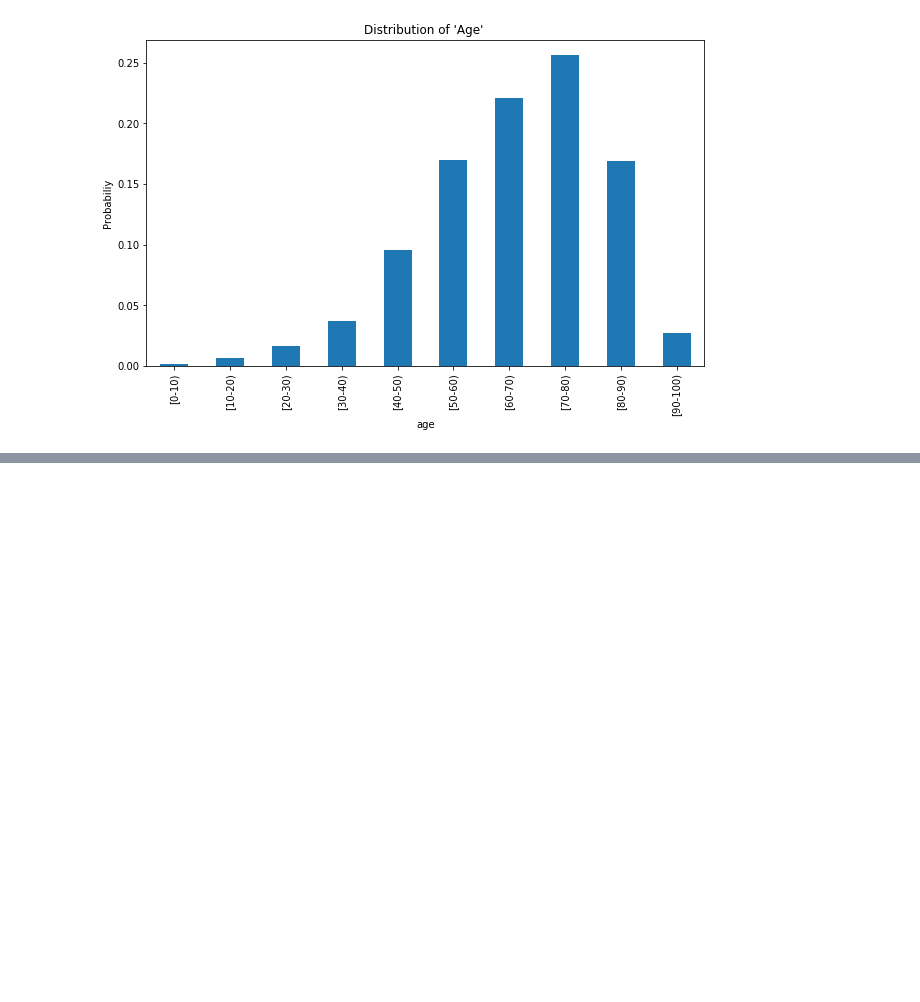
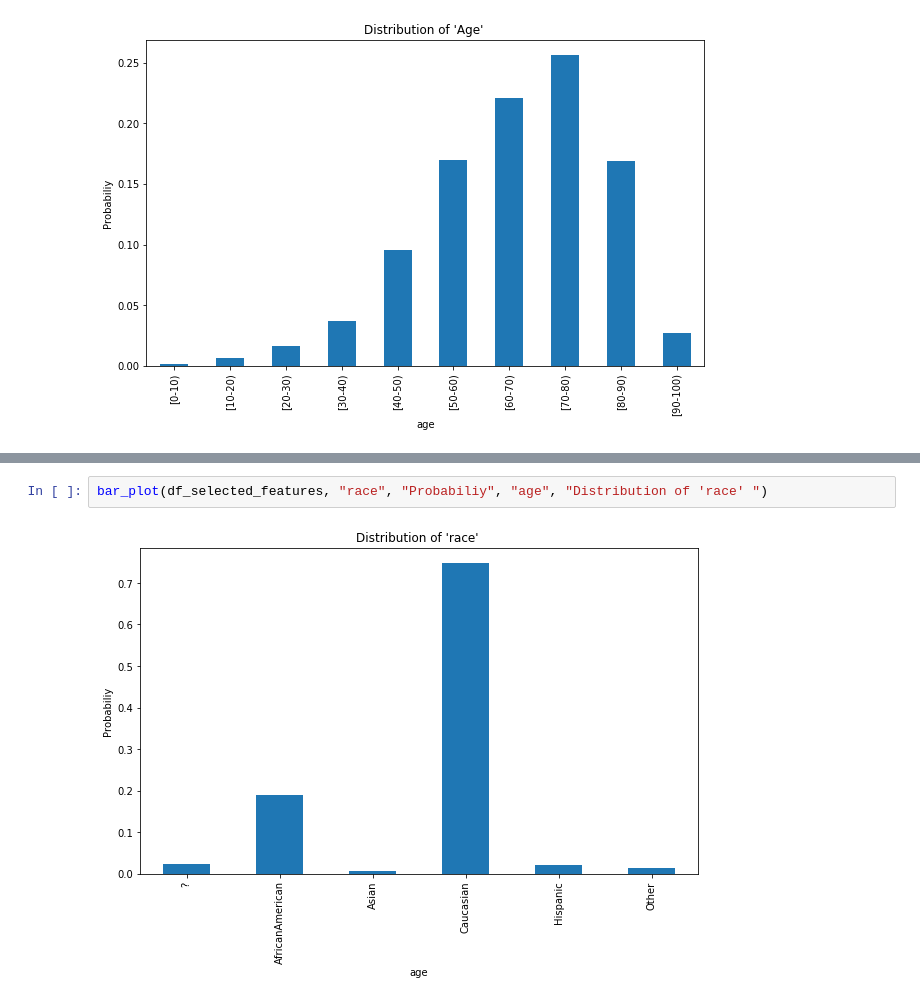
Before and after one commit to Skhu47/DVE, a Jupyter notebook: Diabetic_Data.ipynb, the cells around one changed output, grey strips where cells are left out. Cells and saved outputs as stored; diff of their text form; blank space fills up the shorter version.

```diff
--- a/Diabetic_Data.ipynb
+++ b/Diabetic_Data.ipynb
@@ -674,0 +116,4 @@ ValueError: query data dimension must match training data dimension
+# %%
+bar_plot(df_selected_features, "race", "Probabiliy", "age", "Distribution of 'race' ")
+# %% [output]
+[figure, added]
```
Also changed, not shown: parts of 63 cells of this notebook.
